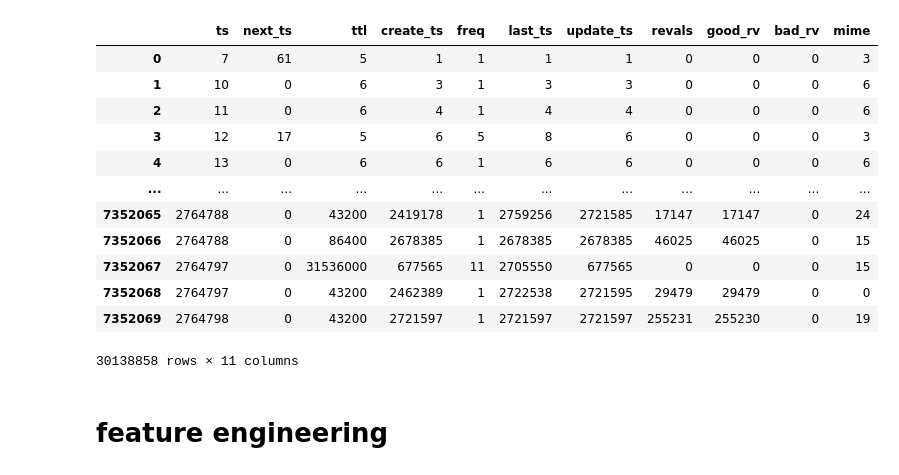
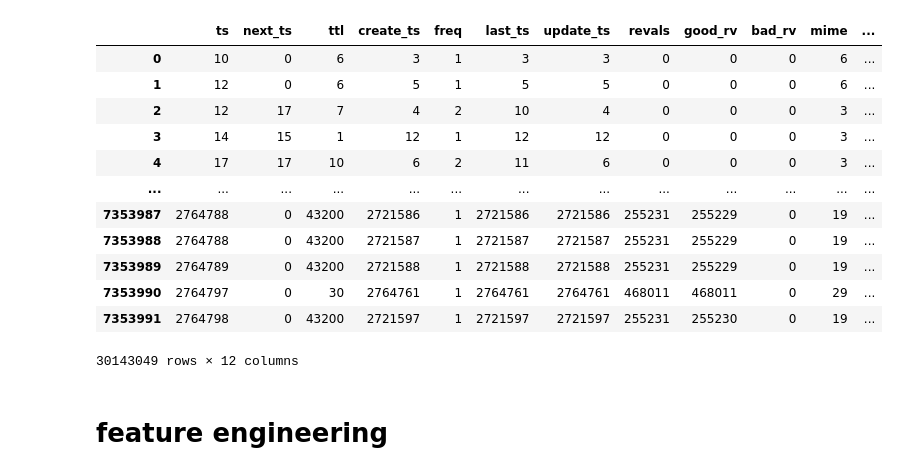
Before and after one commit to IsaacKhor/speculative_revalidation, a Jupyter notebook: analysis/ml.ipynb, the cells around one changed output. Drawn from its saved outputs; the diff is of its cells as text; code cells hidden in the pictures.

```diff
--- a/analysis/ml.ipynb
+++ b/analysis/ml.ipynb
@@ -5,24 +5,24 @@ import numpy as np
 import matplotlib.pyplot as plt
 import seaborn as sns
 # %%
-cols = ['ts', 'next_ts', 'ttl', 'create_ts', 'freq', 'last_ts', 'update_ts', 'revals', 'good_rv', 'bad_rv', 'mime']
-dfs = [pd.read_csv(f'../traces/expiry/cf_{c}.csv.zst', names=cols, skiprows=lambda i: random.random() > 0.2) for c in ['a', 'c', 'e', 'g']]
+cols = ['ts', 'next_ts', 'ttl', 'create_ts', 'freq', 'last_ts', 'update_ts', 'revals', 'good_rv', 'bad_rv', 'mime', 'size']
+dfs = [pd.read_csv(f'../traces/expiry/r5cf_{c}.csv.zst', names=cols, skiprows=lambda i: random.random() > 0.2) for c in ['a', 'c', 'e', 'g']]
 df = pd.concat(dfs)
 df
 # %% [output]
-|  | ts | next_ts | ttl | create_ts | freq | last_ts | update_ts | revals | good_rv | bad_rv | mime |
-| 0 | 7 | 61 | 5 | 1 | 1 | 1 | 1 | 0 | 0 | 0 | 3 |
-| 1 | 10 | 0 | 6 | 3 | 1 | 3 | 3 | 0 | 0 | 0 | 6 |
-| 2 | 11 | 0 | 6 | 4 | 1 | 4 | 4 | 0 | 0 | 0 | 6 |
-| 3 | 12 | 17 | 5 | 6 | 5 | 8 | 6 | 0 | 0 | 0 | 3 |
-| 4 | 13 | 0 | 6 | 6 | 1 | 6 | 6 | 0 | 0 | 0 | 6 |
-| ... | ... | ... | ... | ... | ... | ... | ... | ... | ... | ... | ... |
-| 7352065 | 2764788 | 0 | 43200 | 2419178 | 1 | 2759256 | 2721585 | 17147 | 17147 | 0 | 24 |
-| 7352066 | 2764788 | 0 | 86400 | 2678385 | 1 | 2678385 | 2678385 | 46025 | 46025 | 0 | 15 |
-| 7352067 | 2764797 | 0 | 31536000 | 677565 | 11 | 2705550 | 677565 | 0 | 0 | 0 | 15 |
-| 7352068 | 2764797 | 0 | 43200 | 2462389 | 1 | 2722538 | 2721595 | 29479 | 29479 | 0 | 0 |
-| 7352069 | 2764798 | 0 | 43200 | 2721597 | 1 | 2721597 | 2721597 | 255231 | 255230 | 0 | 19 |
+|  | ts | next_ts | ttl | create_ts | freq | last_ts | update_ts | revals | good_rv | bad_rv | mime | ... |
+| 0 | 10 | 0 | 6 | 3 | 1 | 3 | 3 | 0 | 0 | 0 | 6 | ... |
+| 1 | 12 | 0 | 6 | 5 | 1 | 5 | 5 | 0 | 0 | 0 | 6 | ... |
+| 2 | 12 | 17 | 7 | 4 | 2 | 10 | 4 | 0 | 0 | 0 | 3 | ... |
+| 3 | 14 | 15 | 1 | 12 | 1 | 12 | 12 | 0 | 0 | 0 | 3 | ... |
+| 4 | 17 | 17 | 10 | 6 | 2 | 11 | 6 | 0 | 0 | 0 | 3 | ... |
+| ... | ... | ... | ... | ... | ... | ... | ... | ... | ... | ... | ... | ... |
+| 7353987 | 2764788 | 0 | 43200 | 2721586 | 1 | 2721586 | 2721586 | 255231 | 255229 | 0 | 19 | ... |
+| 7353988 | 2764788 | 0 | 43200 | 2721587 | 1 | 2721587 | 2721587 | 255231 | 255229 | 0 | 19 | ... |
+| 7353989 | 2764789 | 0 | 43200 | 2721588 | 1 | 2721588 | 2721588 | 255231 | 255229 | 0 | 19 | ... |
+| 7353990 | 2764797 | 0 | 30 | 2764761 | 1 | 2764761 | 2764761 | 468011 | 468011 | 0 | 29 | ... |
+| 7353991 | 2764798 | 0 | 43200 | 2721597 | 1 | 2721597 | 2721597 | 255231 | 255230 | 0 | 19 | ... |
-30138858 rows × 11 columns
+30143049 rows × 12 columns
 # %% [markdown]
 # feature engineering
 # %%
```
Also changed, not shown: parts of 8 cells of this notebook, 4 other files.
